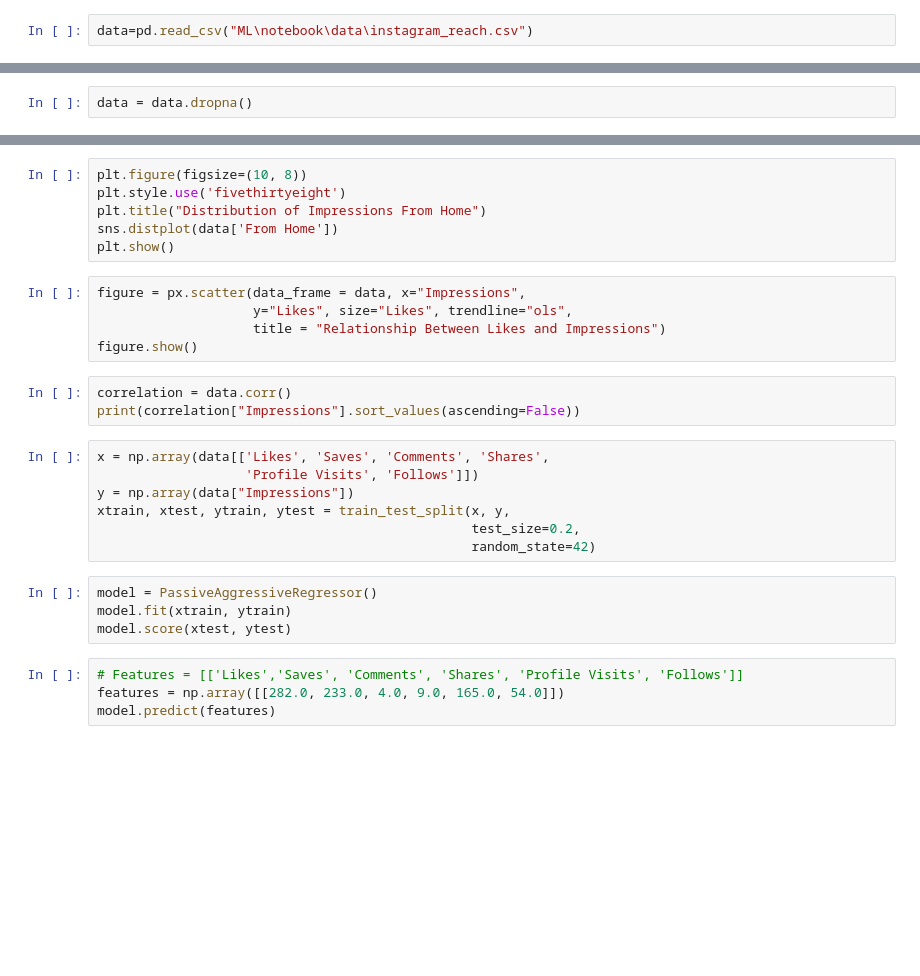
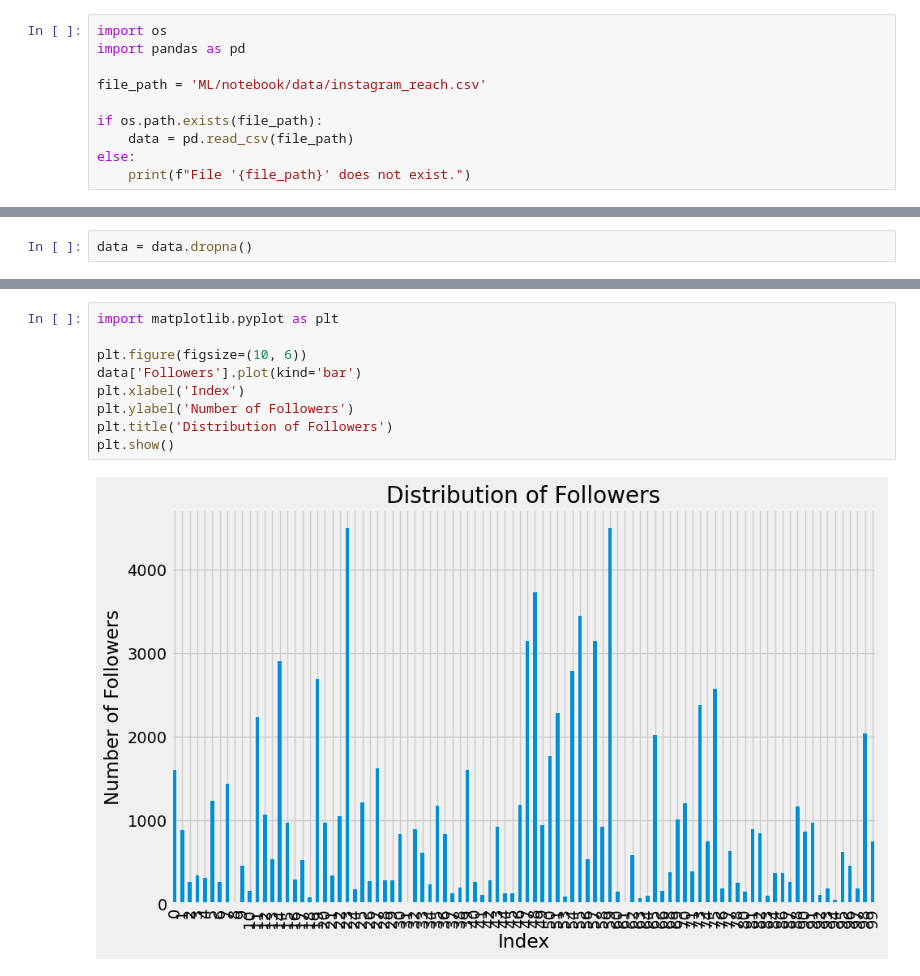
Before and after one commit to chirag6521/iNeuron-DS-Assessment, a Jupyter notebook: ML/notebook/instagram.ipynb, the cells around one changed output, grey strips where cells are left out. Drawn from its saved outputs; the diff is of its cells as text; blank space fills up the shorter version.

```diff
--- a/ML/notebook/instagram.ipynb
+++ b/ML/notebook/instagram.ipynb
@@ -11,4 +20,12 @@ AttributeError: module 'matplotlib' has no attribute 'get_data_path'
-# %%
-data=pd.read_csv("ML\notebook\data\instagram_reach.csv")
+# %%
+import os
+import pandas as pd
+
+file_path = 'ML/notebook/data/instagram_reach.csv'
+
+if os.path.exists(file_path):
+    data = pd.read_csv(file_path)
+else:
+    print(f"File '{file_path}' does not exist.")
 # %%
 data.head()
@@ -29,29 +89,11 @@ plt.show()
-# %%
-plt.figure(figsize=(10, 8))
-plt.style.use('fivethirtyeight')
-plt.title("Distribution of Impressions From Home")
-sns.distplot(data['From Home'])
-plt.show()
-# %%
-figure = px.scatter(data_frame = data, x="Impressions",
-                    y="Likes", size="Likes", trendline="ols",
-                    title = "Relationship Between Likes and Impressions")
-figure.show()
-# %%
-correlation = data.corr()
-print(correlation["Impressions"].sort_values(ascending=False))
-# %%
-x = np.array(data[['Likes', 'Saves', 'Comments', 'Shares',
-                   'Profile Visits', 'Follows']])
-y = np.array(data["Impressions"])
-xtrain, xtest, ytrain, ytest = train_test_split(x, y,
-                                                test_size=0.2,
-                                                random_state=42)
-# %%
-model = PassiveAggressiveRegressor()
-model.fit(xtrain, ytrain)
-model.score(xtest, ytest)
-# %%
-# Features = [['Likes','Saves', 'Comments', 'Shares', 'Profile Visits', 'Follows']]
-features = np.array([[282.0, 233.0, 4.0, 9.0, 165.0, 54.0]])
-model.predict(features)
+# %%
+import matplotlib.pyplot as plt
+
+plt.figure(figsize=(10, 6))
+data['Followers'].plot(kind='bar')
+plt.xlabel('Index')
+plt.ylabel('Number of Followers')
+plt.title('Distribution of Followers')
+plt.show()
+# %% [output]
+[figure, added]
```
Also changed, not shown: parts of 20 cells of this notebook, 5 other files.
